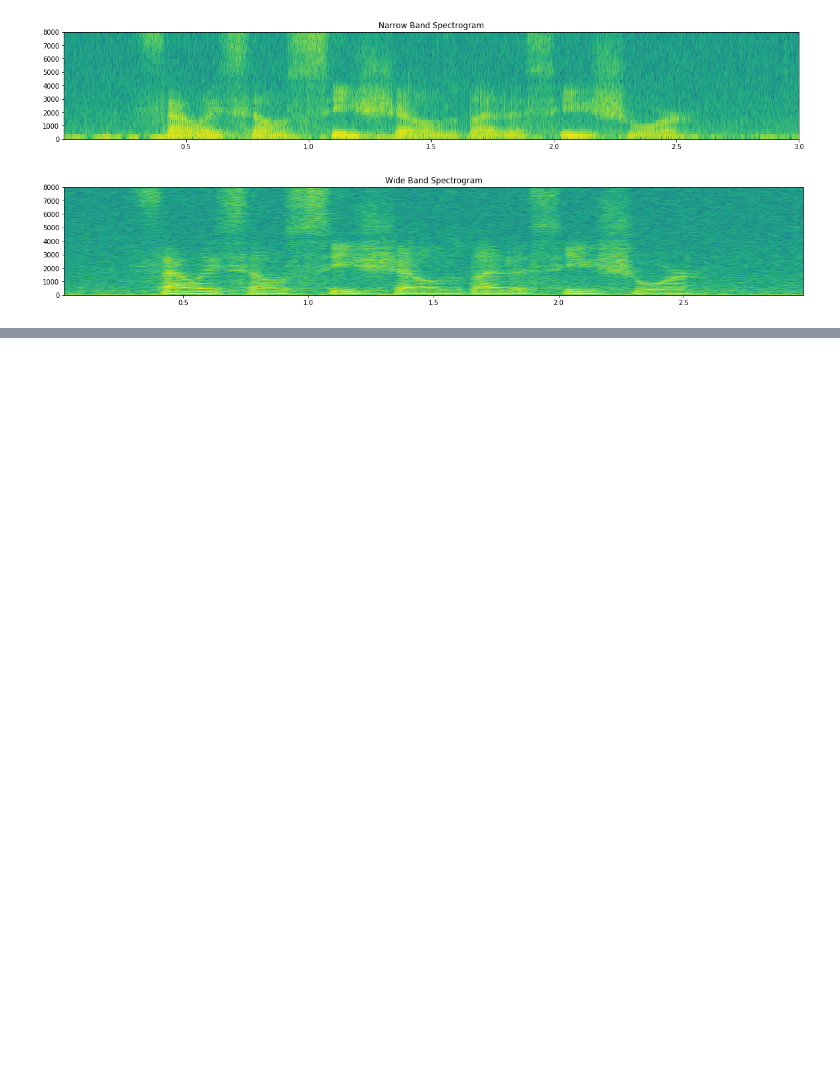
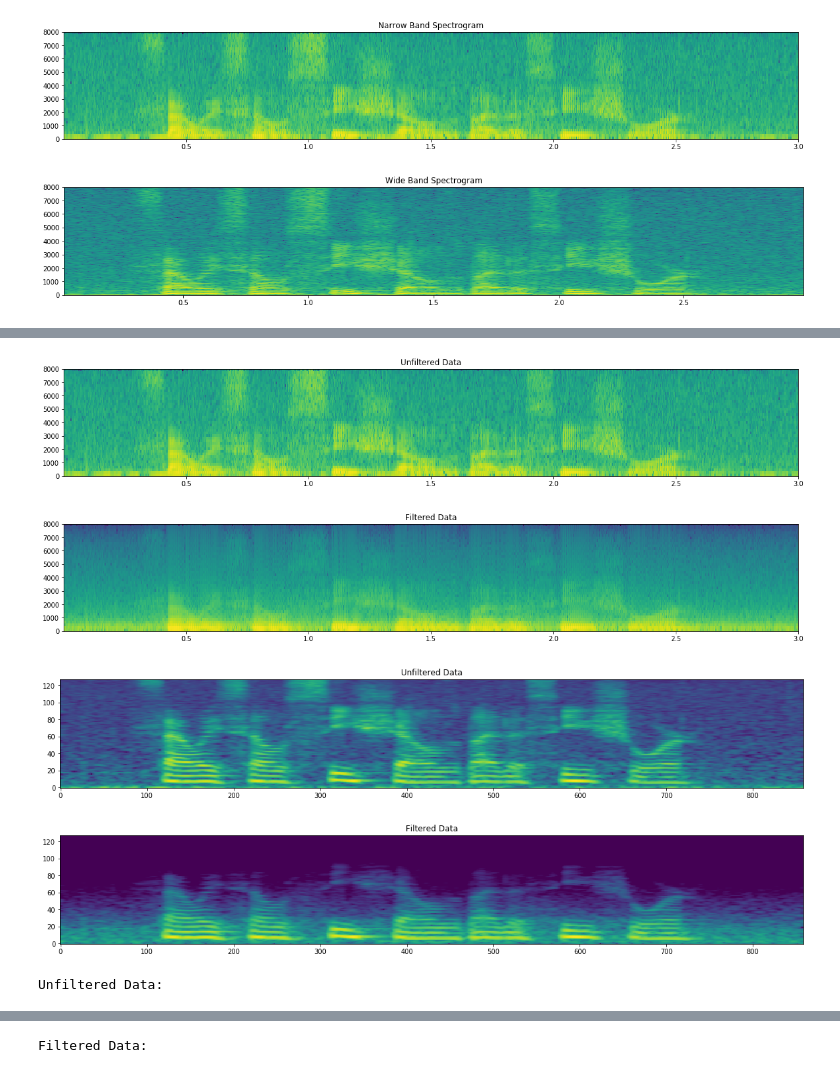
Before and after one commit to ChrisGranger/AudioProcessing, a Jupyter notebook: code_demo.ipynb, the cells around one changed output, grey strips where cells are left out. Saved outputs shown, nothing was run; the diff lists cells and outputs as text; code cells hidden in the pictures; blank space fills up the shorter version.

Commit message:
Added audio manipulation

```diff
--- a/code_demo.ipynb
+++ b/code_demo.ipynb
@@ -75,5 +79,5 @@ Spectrograms give insight into some of the acoustic and linguistic properties of
 # %%
-def plot_spectrogram(data,sample_rate,window_size=0.005, window_offset=0.0035,title=None):
+def plot_spectrogram(data,sample_rate,window_size=0.005, window_offset=0.0035,title=None,pitches=None):
     """
     Plots the spectrogram of a given waveform
     args:
@@ -101,16 +105,24 @@ def plot_spectrogram(data,sample_rate,window_size=0.005, window_offset=0.0035,ti
 
     # Plot the spectrogram
     plt.specgram(data, Fs=sample_rate, NFFT=window_size, noverlap=window_size-64)
-    plt.ylim(0,8000)
+    #plt.ylim(0,8000)
     if title:
         plt.title(title)
     plt.show()
 
+
+from torchaudio.functional import *
+
+# I'm resampling the data here so the spectrogram only shows up to 8000Hz,
+# This isnt really necessary, but it may make the data easier to visualize
+data = resample(data,sample_rate,16000)
+sample_rate = 16000
+
 # Show narrow band spectrogram
-plot_spectrogram(data, sample_rate,0.005, title="Narrow Band Spectrogram")
+plot_spectrogram(data, 16000,0.005, title="Narrow Band Spectrogram")
 
 # Show wide band spectrogram
-plot_spectrogram(data, sample_rate,0.05, title="Wide Band Spectrogram")
+plot_spectrogram(data, 16000,0.05, title="Wide Band Spectrogram")
 # %% [output]
 [figure]
 [figure]
@@ -116,0 +280,36 @@ plot_spectrogram(data, sample_rate,0.05, title="Wide Band Spectrogram")
+# %%
+def f0_filter(data, high_cutoff=250, low_cutoff=50):
+    """
+    Attenuate frequencies outside of the provided frequency range
+    args:
+        - data
+            waveform data
+        - high_cutoff
+            The bound of the low pass filter
+        - low_cutoff
+            The bound of the high pass filter
+    """
+    # Cutoff frequencies above 170Hz
+    filtered_data = lowpass_biquad(data,sample_rate,high_cutoff)
+
+    # Cutoff Frequencies below 40Hz
+    filtered_data = highpass_biquad(filtered_data,sample_rate,low_cutoff)
+
+    return filtered_data
+
+
+filtered_data = f0_filter(data)
+plot_spectrogram(data,sample_rate=sample_rate,title="Unfiltered Data")
+plot_spectrogram(filtered_data,sample_rate=sample_rate,title="Filtered Data")
+get_mel_spectrogram(data,sample_rate=sample_rate,title="Unfiltered Data")
+get_mel_spectrogram(filtered_data,sample_rate=sample_rate,title="Filtered Data")
+print("Unfiltered Data: ")
+display(Audio(data,rate=sample_rate))
+print("Filtered Data: ")
+display(Audio(filtered_data,rate=sample_rate))
+# %% [output]
+[figure, added]
+[figure, added]
+[figure, added]
+[figure, added]
+Unfiltered Data:
@@ -116,0 +317 @@ plot_spectrogram(data, sample_rate,0.05, title="Wide Band Spectrogram")
+Filtered Data:
```
Also changed, not shown: parts of 19 cells of this notebook.
